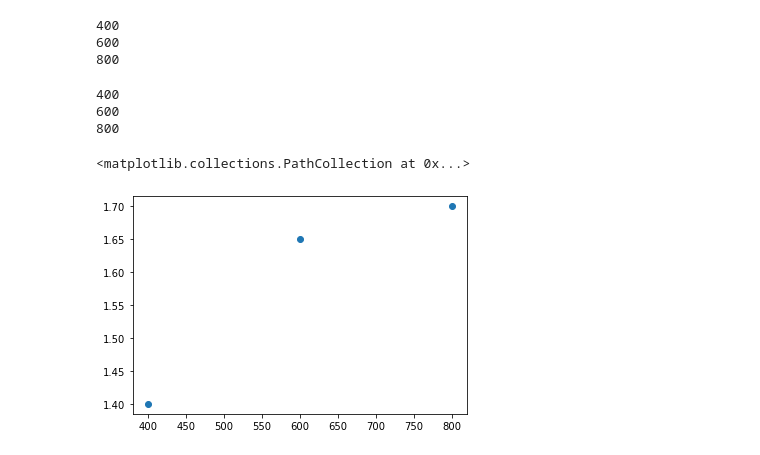
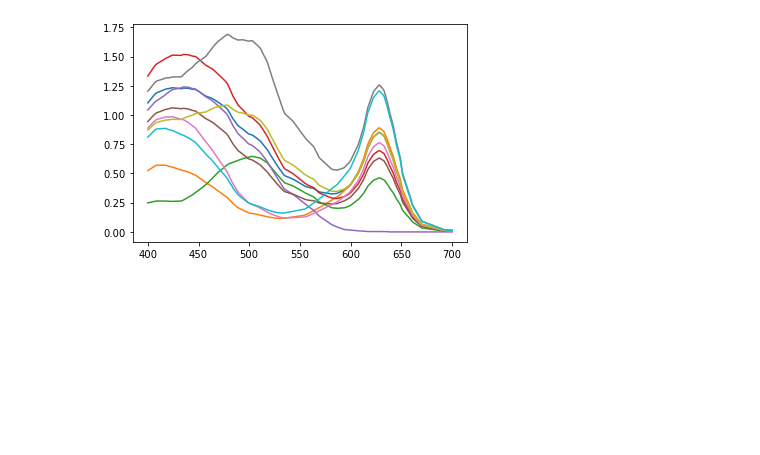
Before and after one commit to REAL-Pipetting/REinforced-Automaton-Learning-REAL-Pipetting, a Jupyter notebook: rlp/beerslaw.ipynb, the cells around one changed output. Saved outputs shown, nothing was run; the diff lists cells and outputs as text; code cells hidden in the pictures; blank space fills up the shorter version.

Commit message:
added code for generating a random spectra

```diff
--- a/rlp/beerslaw.ipynb
+++ b/rlp/beerslaw.ipynb
@@ -6,27 +7,11 @@ import matplotlib.pyplot as plt
 # %%
 test_physics_models.test_beers_law()
+test_physics_models.test_random_spectra()
+test_physics_models.test_random_solution()
-# %% [output]
-400
-600
-800
-# %%
-test_coeffs = pd.read_csv('test_coeff.csv')
-test_solution_1 = {'A': .1, 'B': .4, 'C': 1.0}  # 'Name'->'Molarity'
-test_path_length = 1  # cm
-test_max_wl = 800
-test_min_wl = 400
-wl, spec = physics_models.beers_law(test_solution_1,
-                               test_path_length, test_coeffs,
-                               test_min_wl, test_max_wl)
-
-
-expected = 1.4
-# %% [output]
-400
-600
-800
-# %%
-plt.scatter(wl, spec)
-# %% [output]
-<matplotlib.collections.PathCollection at 0x...>
-[figure, removed]
+# %%
+data = pd.read_csv('dye_coeff.csv')
+for i in range(10):
+    w, a = physics_models.random_spectra(1, data, 400, 700, .3)
+    plt.plot(w, a)
+# %% [output]
+[figure, added]
```
Also changed, not shown: parts of 1 cell of this notebook, 3 other files.
